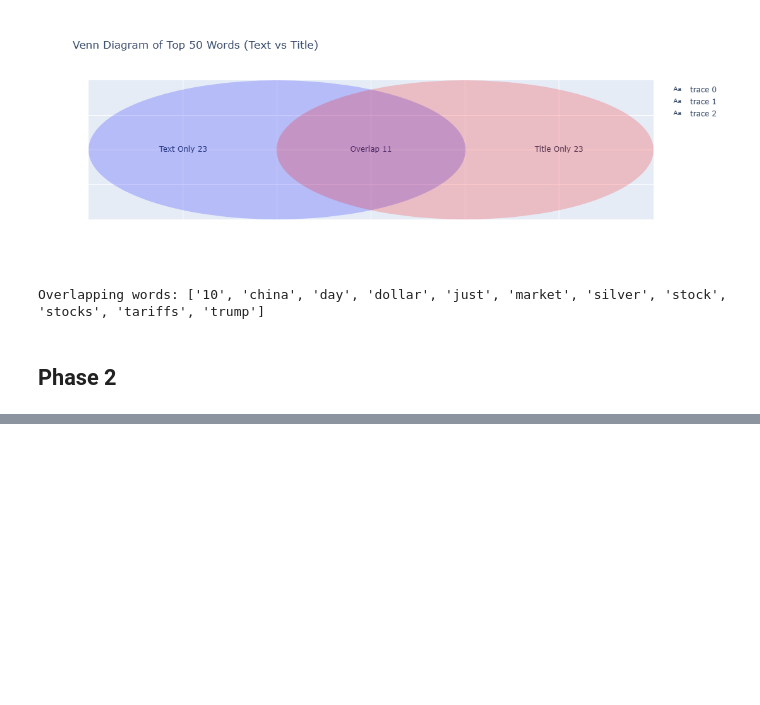
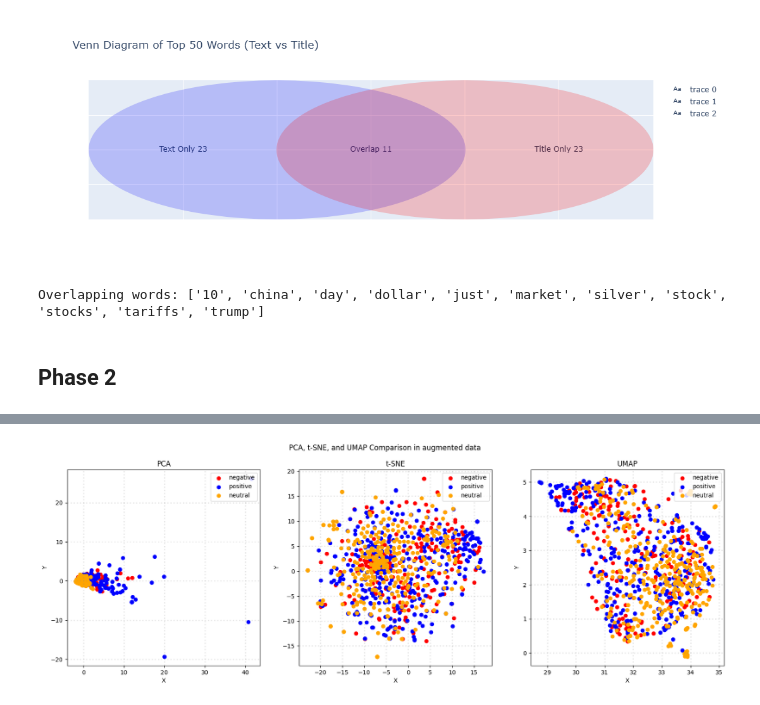
Before and after one commit to Bonnie-go-get/DM2025-Lab1-Exercise, a Jupyter notebook: DM2025-Lab1-Homework.ipynb, the cells around one changed output, grey strips where cells are left out. Drawn from its saved outputs; the diff is of its cells as text; code cells hidden in the pictures; blank space fills up the shorter version.

```diff
--- a/DM2025-Lab1-Homework.ipynb
+++ b/DM2025-Lab1-Homework.ipynb
@@ -707,0 +1056,2 @@ Overlapping words: ['10', 'china', 'day', 'dollar', 'just', 'market', 'silver',
+# %%
+summary = pd.DataFrame(columns=['file','algorithm','MinSup/Top-K', 'Patterns', 'runtime', 'memory'])
@@ -707,0 +1322,33 @@ Overlapping words: ['10', 'china', 'day', 'dollar', 'just', 'market', 'silver',
+# %%
+# Try dimensionality reduction on augmented data
+pca_aug = PCA(n_components=2).fit_transform(df_augmented.values)
+tsne_aug = TSNE(n_components=2).fit_transform(df_augmented.values)
+umap_aug = umap.UMAP(n_components=2).fit_transform(df_augmented.values)
+# %%
+# Plot the results in subplots
+col = ['red', 'blue', 'orange']
+
+fig, axes = plt.subplots(1, 3, figsize=(20, 6))  # Create 3 subplots for PCA, t-SNE, and UMAP
+fig.suptitle('PCA, t-SNE, and UMAP Comparison in augmented data')
+
+# Define a function to create a scatter plot for each method
+def plot_scatter(ax, df_reduced, title):
+    for c, sentiment_name in zip(col, categories_text):
+        xs = df_reduced[new_df['sentiment_modify'] == sentiment_name].T[0]
+        ys = df_reduced[new_df['sentiment_modify'] == sentiment_name].T[1]
+        ax.scatter(xs, ys, c=c, marker='o', label=sentiment_name)
+
+    ax.grid(color='gray', linestyle=':', linewidth=2, alpha=0.2)
+    ax.set_title(title)
+    ax.set_xlabel('X')
+    ax.set_ylabel('Y')
+    ax.legend(loc='upper right')
+
+# Step 4: Create scatter plots for PCA, t-SNE, and UMAP
+plot_scatter(axes[0], pca_aug, 'PCA')
+plot_scatter(axes[1], tsne_aug, 't-SNE')
+plot_scatter(axes[2], umap_aug, 'UMAP')
+
+plt.show()
+# %% [output]
+[figure, added]
```
Also changed, not shown: parts of 57 cells of this notebook.
